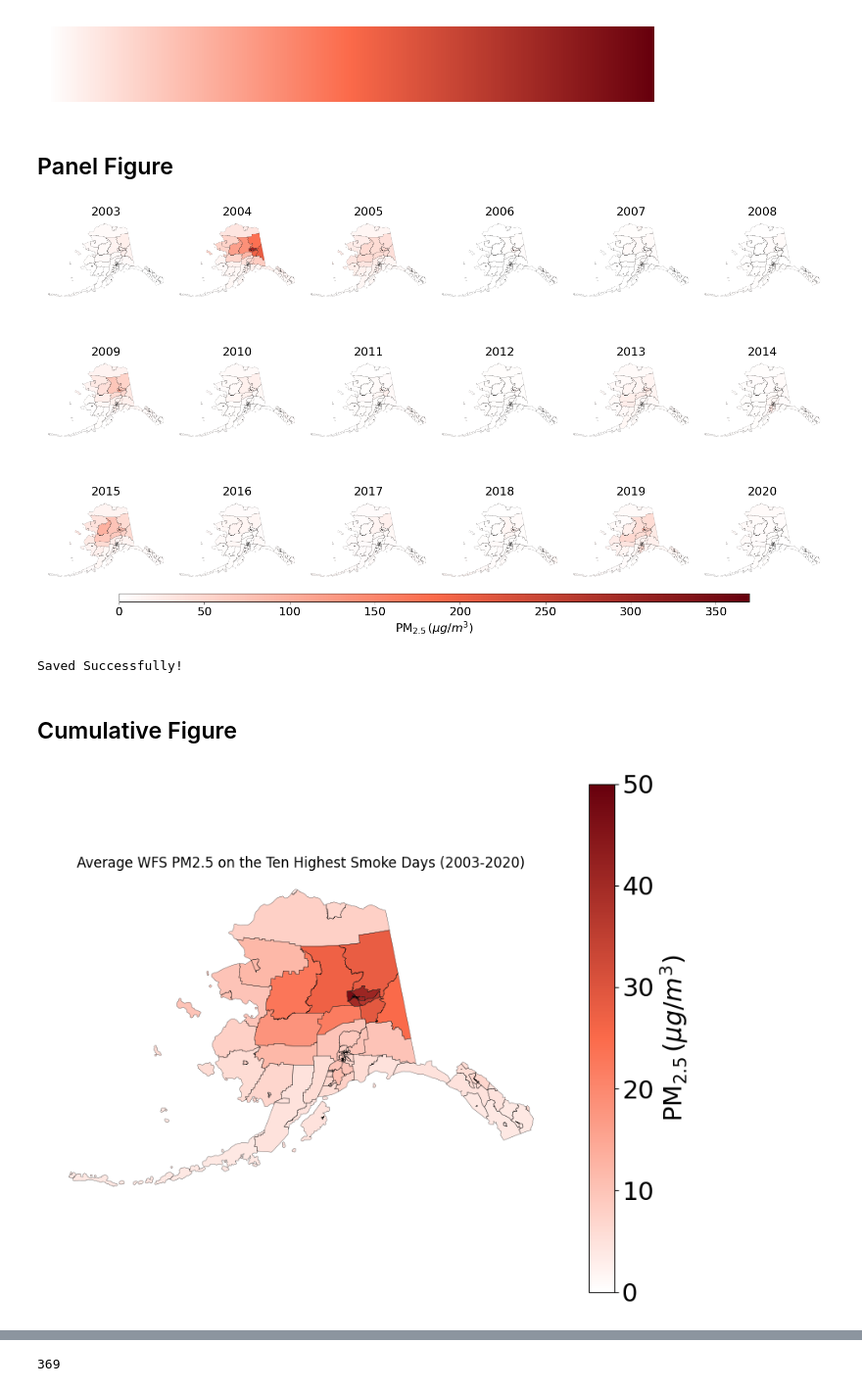
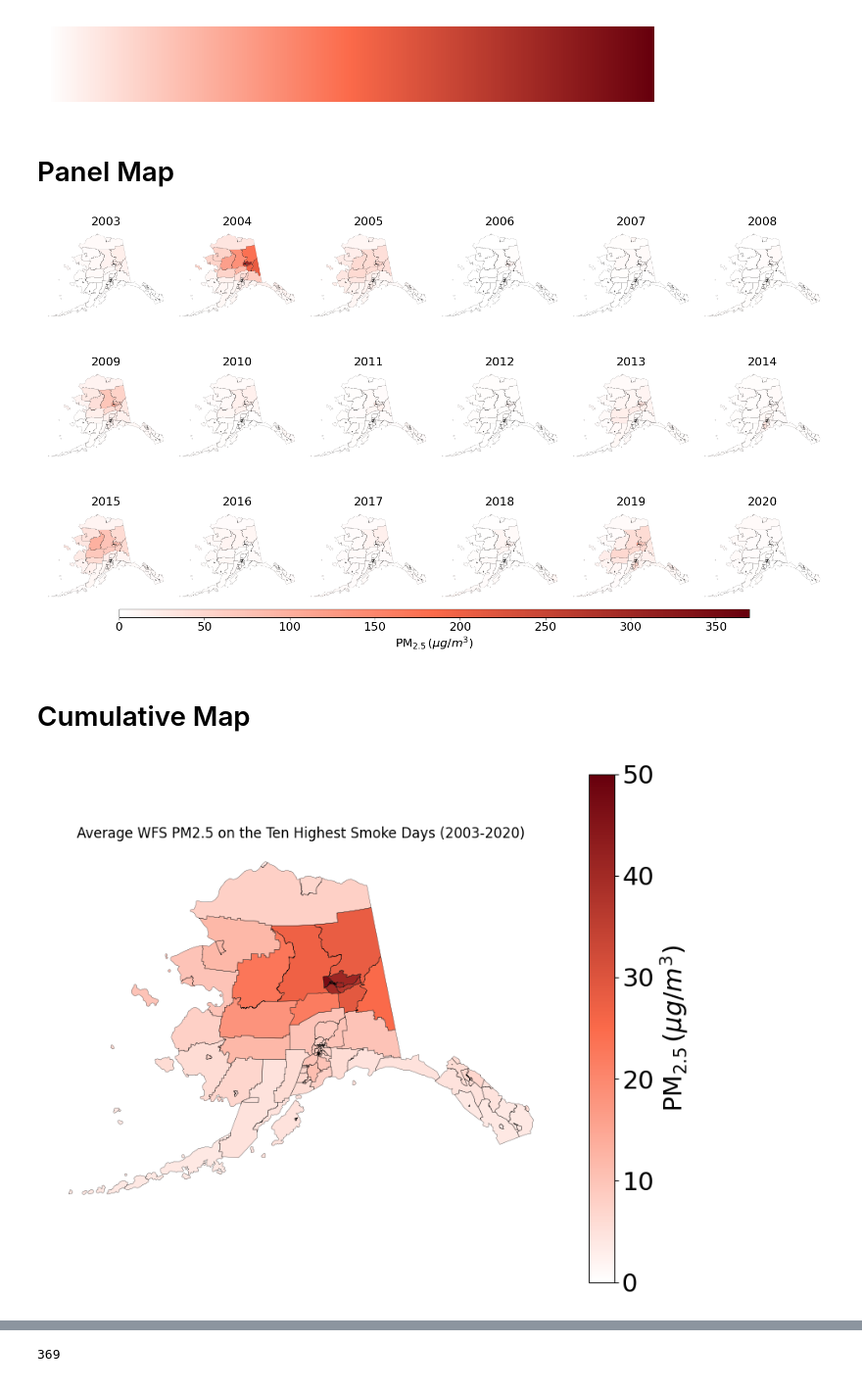
Before and after one commit to Hahn-Research-Group/Alaska_wildfire-smoke-metrics_2025, a Jupyter notebook: Scripts/4. average_daily_wfs_pm25_10_smokiest_days.ipynb, the cells around one changed output, grey strips where cells are left out. Shown: that part at 98% size. Cells and saved outputs as stored; diff of their text form; code cells hidden in the pictures.

```diff
--- a/Scripts/4. average_daily_wfs_pm25_10_smokiest_days.ipynb
+++ b/Scripts/4. average_daily_wfs_pm25_10_smokiest_days.ipynb
@@ -13,4 +13,15 @@ import cartopy.crs as ccrs
 import matplotlib.colors as mcolors
 # %%
 current_directory = os.path.dirname(os.getcwd())
+# %%
+# Daily Averaged WFS PM2.5 data by Census Tract
+relative_path = "Output/Data/Daily_Average_WFS_PM25_by_Census_Tract.csv"
+grouped_data_path = os.path.join(current_directory, relative_path)
+PM25_by_Tracts_WFS = pd.read_csv(grouped_data_path)
+
+# Census Tracts Shapefile
+relative_sf_path = "Raw_Data/Shapefiles/Tracts2020_MatchedExtent.shp"
+grouped_data_CT_path = os.path.join(current_directory, relative_sf_path)
+Tracts2020 = gpd.read_file(grouped_data_CT_path)
+Tracts2020 = Tracts2020.to_crs(epsg=3338) # NAD AK Albers projection (better to project maps of AK only)
 # %%
@@ -94,7 +94,7 @@ plt.show()
 # %% [output]
 [figure]
 # %% [markdown]
-## Panel Figure
+# Panel Map
 # %%
 # Set the number of rows and columns for the panel
 num_rows = 3
@@ -152,16 +152,13 @@ cbar_ax.tick_params(labelsize=16)  # Increase tick label size
 plt.draw()
 
 # Export
-output_file_path = f"{output_folder}/WFS_M2_Panel.png"
+output_file_path = f"{output_folder}/Panel_Maps/average_daily_wfs_pm25_10_smokiest_days_Panel.png"
 plt.savefig(output_file_path, dpi=600, bbox_inches='tight')
 plt.show()
-
-print("Saved Successfully!")
 # %% [output]
-[figure, old version]
+[figure, new version]
-Saved Successfully!
 # %% [markdown]
-## Cumulative Figure
+# Cumulative Map
 # %%
 # Create a figure and GeoAxes with the Albers Equal Area projection
 alaska_albers = ccrs.AlbersEqualArea(central_longitude=-152, central_latitude=50)
@@ -193,34 +190,34 @@ WFS_M2_Cummul_Tract_wGeo.plot(
     legend_kwds={'label': r'$\mathrm{PM}_{2.5}\, (\mu g/m^3)$', 'orientation': "vertical"}
 )
 
 # Colorbar label text sizing
 cbar = ax.get_figure().get_axes()[1]
 cbar.set_ylabel(r'$\mathrm{PM}_{2.5}\, (\mu g/m^3)$', fontsize=22)  # Increase title size
 cbar.tick_params(labelsize=22)  # Increase tick label size
 
 # Add thin black border to the shapefile data
 WFS_M2_Cummul_Tract_wGeo.boundary.plot(ax=ax, color='black', linewidth=0.20, transform=alaska_albers)
 
 # Remove box around map
 fig, ax = plt.gcf(), plt.gca()
 ax.axis('off')
 
 # Export untitled map
-output_file_path = f"{output_folder}/WFS_M2_Cummulative_Tract.png"
+output_file_path = f"{output_folder}/Cumulative_Maps/average_daily_wfs_pm25_10_smokiest_days_Cummulative.png"
 plt.savefig(output_file_path, dpi=300, bbox_inches='tight')
 
 # Map title
 ax.set_title('Average WFS PM2.5 on the Ten Highest Smoke Days (2003-2020)')
 
 # Draw the figure to ensure everything is properly rendered
 plt.draw()
 
 # Export titled map
-output_file_path = f"{output_folder}/WFS_M2_Cummulative_Tract_Titled.png"
+output_file_path = f"{output_folder}/Cumulative_Maps/average_daily_wfs_pm25_10_smokiest_days_Cummulative_wTitle.png"
 plt.savefig(output_file_path, dpi=300, bbox_inches='tight')
 
 # Show the figure in the notebook
 plt.show()
 # %% [output]
-[figure, old version]
+[figure, new version]
 # %% [markdown]
```
Also changed, not shown: parts of 10 cells of this notebook, 13 other files.
